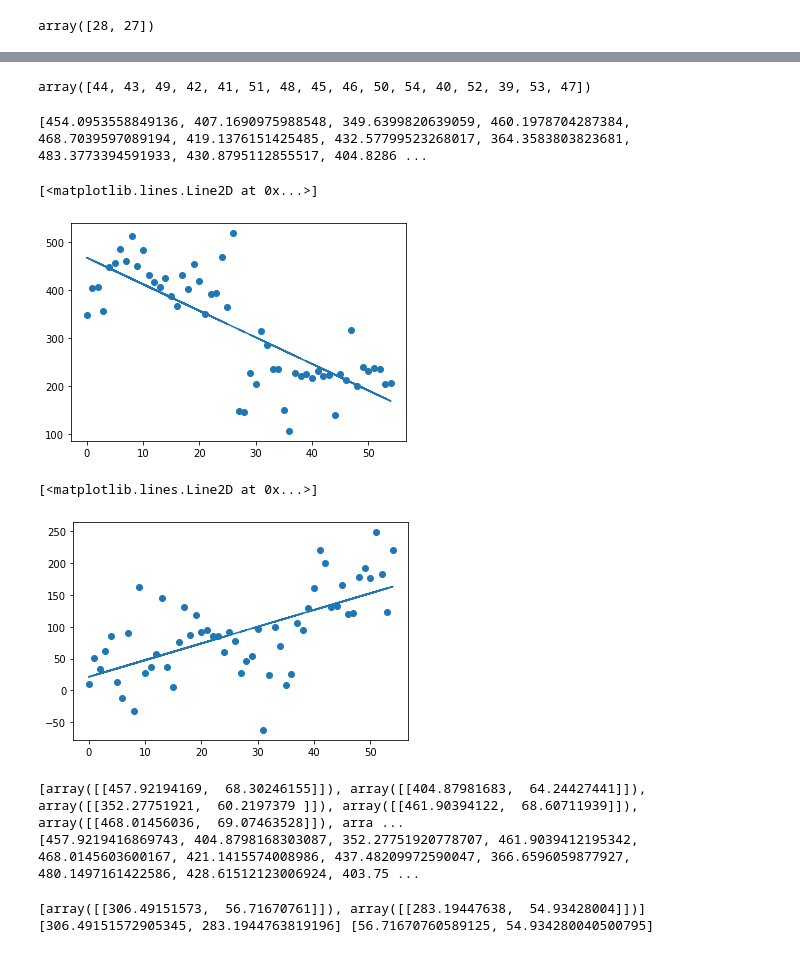
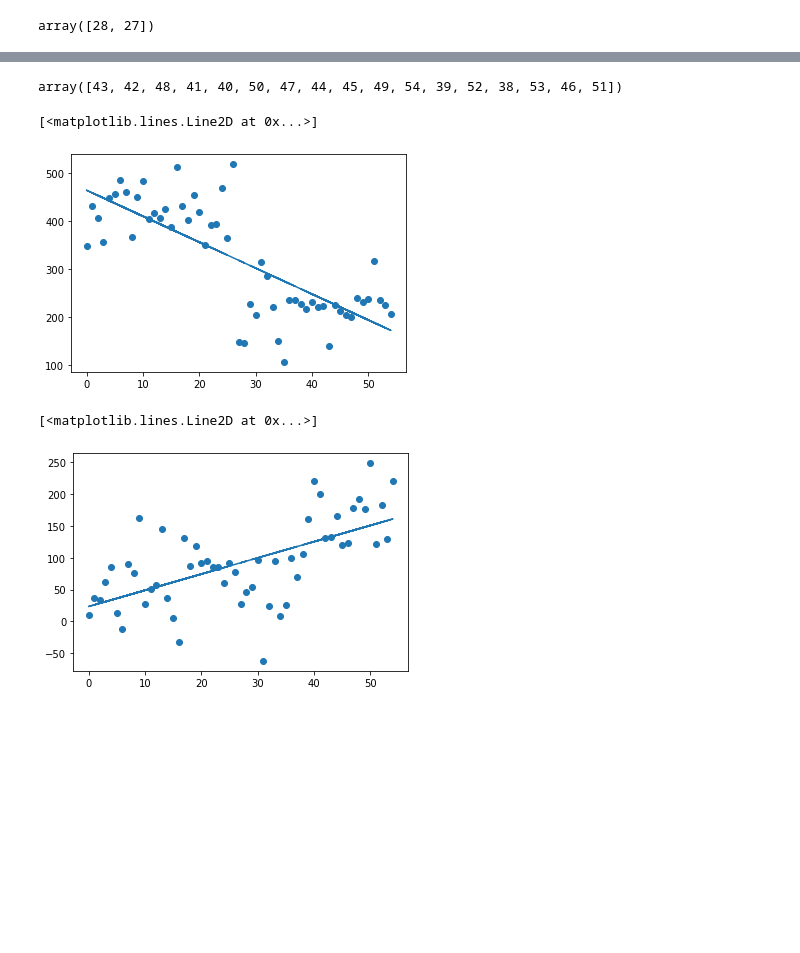
Before and after one commit to SuzyjyCheng/TSCAN-Pseudotime, a Jupyter notebook: Pseudo-time.ipynb, the cells around one changed output, grey strips where cells are left out. Drawn from its saved outputs; the diff is of its cells as text; code cells hidden in the pictures; blank space fills up the shorter version.

```diff
--- a/Pseudo-time.ipynb
+++ b/Pseudo-time.ipynb
@@ -148,6 +132,6 @@ for ele in c2_points_position:
         project_value_list23.append(project_value23)
 # %%
 #find the cell order
-cell_order_c1 = np.argsort(np.array(project_value_list1).reshape(1, -1))
+cell_order_c1 = np.argsort(proj_c1.reshape(1, -1))
 cell_order_c1
 # %% [output]
@@ -168,6 +152,6 @@ array([36, 35, 34, 38, 33, 37, 29, 30, 31, 32])
 # %%
-cell_order_c3 = np.argsort(np.array(project_value_list3).reshape(1, -1))
+cell_order_c3 = np.argsort(proj_c3.reshape(1, -1))
 cell_order_c3_combine = cell_order_c3[0]+max(cell_order_c2_combine23)+1
 cell_order_c3_combine
 # %% [output]
-array([44, 43, 49, 42, 41, 51, 48, 45, 46, 50, 54, 40, 52, 39, 53, 47])
+array([43, 42, 48, 41, 40, 50, 47, 44, 45, 49, 54, 39, 52, 38, 53, 46, 51])
@@ -178,68 +158,24 @@ c3 = [matrix[item] for item in c3_points_position]
 # %%
 pt_x = np.hstack(( cell_order_c1[0],cell_order_c2_combine21,cell_order_c2_combine23,cell_order_c3_combine )).ravel()
-pt_y = c1+ c2+ c3
+pt_y = np.concatenate((x1,x2,x3), axis = 0)
-# %%
-ordered_x = []
-ordered_y = []
-for i in range(len(pt_y)):
-    o_x = pt_y[i][0]
-    o_y = pt_y[i][1]
-    ordered_x.append(o_x)
-    ordered_y.append(o_y)
-print(ordered_x,ordered_y)
-# %% [output]
-[454.0953558849136, 407.1690975988548, 349.6399820639059, 460.1978704287384, 468.7039597089194, 419.1376151425485, 432.57799523268017, 364.3583803823681, 483.3773394591933, 430.8795112855517, 404.8286 ...
+# %%
+matrix_ordered = np.concatenate((pt_x.reshape(-1,1), pt_y), axis = 1)
 # %%
 #plot the pseudotime by x
-plt.scatter(pt_x, ordered_x)
-mx,bx = np.polyfit(pt_x, ordered_x, 1)
-plt.plot(pt_x, mx*pt_x+bx)
+plt.scatter(matrix_ordered[:,0], matrix_ordered[:,1])
+mx,bx = np.polyfit(matrix_ordered[:,0], matrix_ordered[:,1], 1)
+plt.plot(matrix_ordered[:,0], mx*matrix_ordered[:,0]+bx)
 # %% [output]
 [<matplotlib.lines.Line2D at 0x...>]
-[figure, old version]
+[figure, new version]
 # %%
 #plot the pseudotime by y
-plt.scatter(pt_x, ordered_y)
-my,by = np.polyfit(pt_x, ordered_y, 1)
-plt.plot(pt_x, my*pt_x+by)
+plt.scatter(matrix_ordered[:,0], matrix_ordered[:,2])
+my,by = np.polyfit(matrix_ordered[:,0], matrix_ordered[:,2], 1)
+plt.plot(matrix_ordered[:,0], my*matrix_ordered[:,0]+by)
 # %% [output]
 [<matplotlib.lines.Line2D at 0x...>]
-[figure, old version]
+[figure, new version]
 # %%
 vector12 = centers[0]-centers[1]
 vector23 = centers[1]-centers[2]
-# %%
-points1 = []
-for ele in project_value_list1:
-    loc1 = centers[0]+ele*vector12
-    points1.append(loc1)
-print(points1)
-
-x0 = []
-y0 = []
-for i in range(len(points1)):
-    px0 = points1[i][0][0]
-    py0 = points1[i][0][1]
-    x0.append(px0)
-    y0.append(py0)
-print(x0,y0)
-# %% [output]
-[array([[457.92194169,  68.30246155]]), array([[404.87981683,  64.24427441]]), array([[352.27751921,  60.2197379 ]]), array([[461.90394122,  68.60711939]]), array([[468.01456036,  69.07463528]]), arra ...
-[457.9219416869743, 404.8798168303087, 352.27751920778707, 461.9039412195342, 468.0145603600167, 421.1415574008986, 437.48209972590047, 366.6596059877927, 480.1497161422586, 428.61512123006924, 403.75 ...
-# %%
-points21 = []
-for ele in project_value_list21:
-    loc21 = centers[1]+ele*vector12
-    points21.append(loc21)
-print(points21)
-x21 = []
-y21 = []
-for i in range(len(points21)):
-    px21 = points21[i][0][0]
-    py21 = points21[i][0][1]
-    x21.append(px21)
-    y21.append(py21)
-print(x21,y21)
-# %% [output]
-[array([[306.49151573,  56.71670761]]), array([[283.19447638,  54.93428004]])]
-[306.49151572905345, 283.1944763819196] [56.71670760589125, 54.934280040500795]
```
Also changed, not shown: parts of 24 cells of this notebook, 1 other file.
